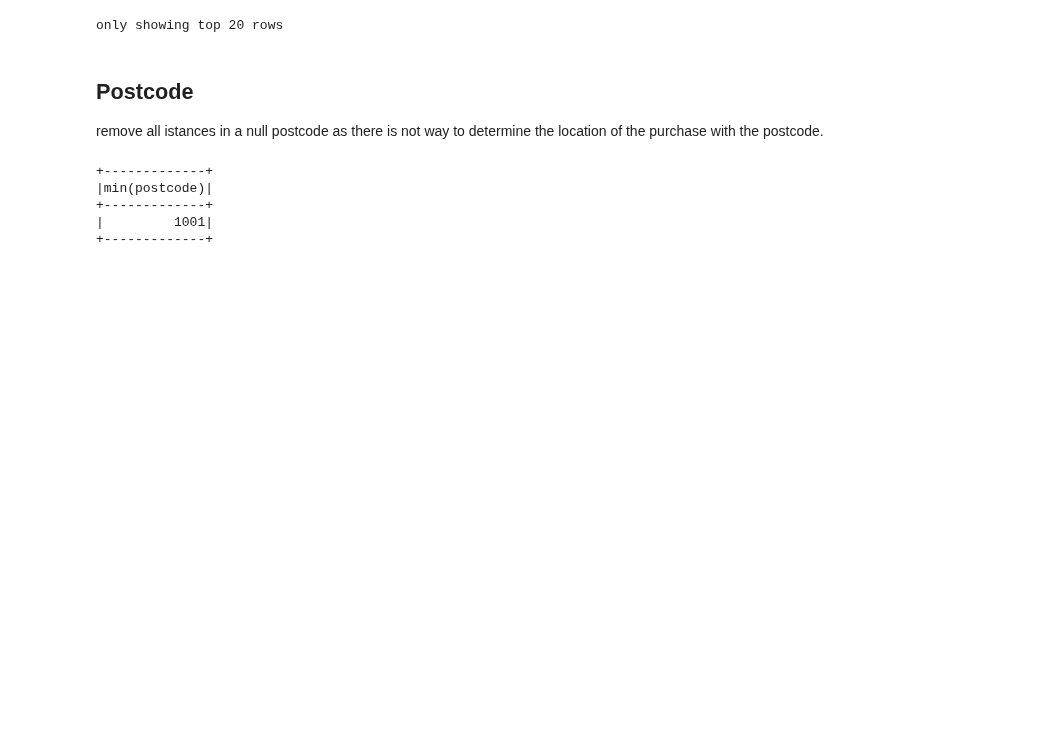
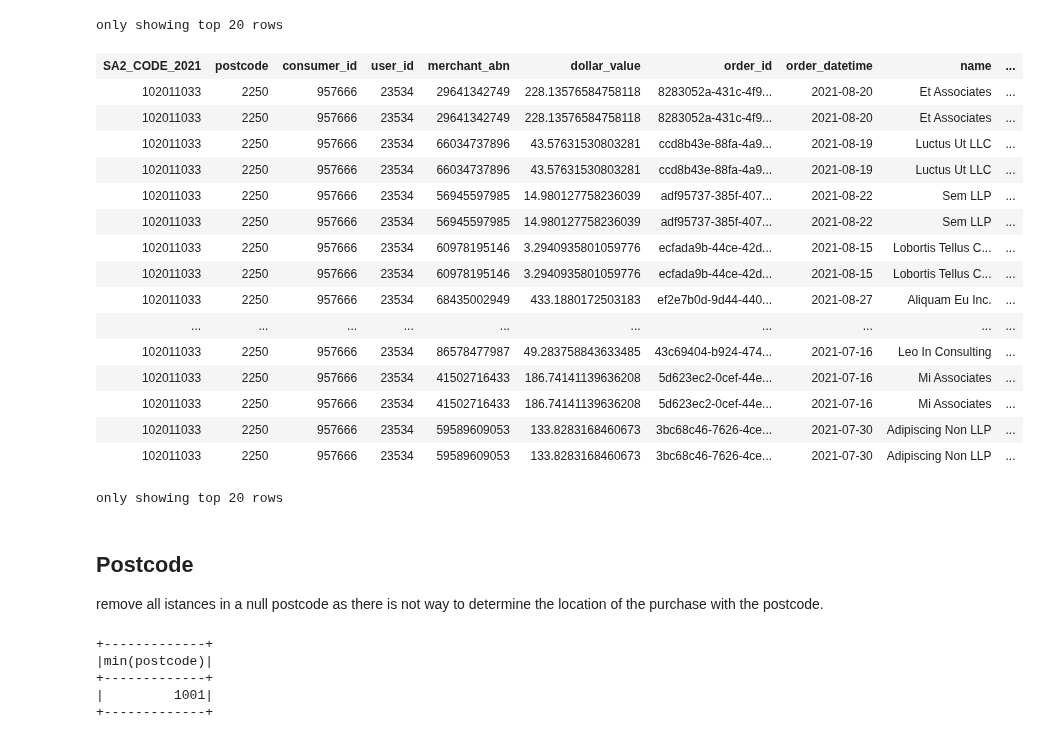
Before and after one commit to MAST30034-Applied-Data-Science/generic-buy-now-pay-later-project-group-5, a Jupyter notebook: notebooks/Outliers.ipynb, the cells around one changed output. Drawn from its saved outputs; the diff is of its cells as text; code cells hidden in the pictures; blank space fills up the shorter version.

```diff
--- a/notebooks/Outliers.ipynb
+++ b/notebooks/Outliers.ipynb
@@ -93,16 +152,3 @@ data = data.withColumn("Completed_Year_12",data.Completed_Year_12.cast('float'))
 data = data.withColumnRenamed("Did Not Attend School", "Did_Not_Attend_School")
 data = data.withColumn("Did_Not_Attend_School",data.Did_Not_Attend_School.cast('float'))
 data = data.withColumn("TOT_P_P",data.TOT_P_P.cast('float'))
-data = data.withColumn("Age_0_4_yr_P",data.Age_0_4_yr_P.cast('float'))
-data = data.withColumn("Age_5_14_yr_P",data.Age_5_14_yr_P.cast('float'))
-data = data.withColumn("Age_15_19_yr_P",data.Age_15_19_yr_P.cast('float'))
-data = data.withColumn("Age_20_24_yr_P",data.Age_20_24_yr_P.cast('float'))
-data = data.withColumn("Age_25_34_yr_P",data.Age_25_34_yr_P.cast('float'))
-data = data.withColumn("Age_35_44_yr_P",data.Age_35_44_yr_P.cast('float'))
-data = data.withColumn("Age_45_54_yr_P",data.Age_45_54_yr_P.cast('float'))
-data = data.withColumn("Age_55_64_yr_P",data.Age_55_64_yr_P.cast('float'))
-data = data.withColumn("Age_65_74_yr_P",data.Age_65_74_yr_P.cast('float'))
-data = data.withColumn("Age_75_84_yr_P",data.Age_75_84_yr_P.cast('float'))
-data = data.withColumn("Age_75_84_yr_P",data.Age_75_84_yr_P.cast('float'))
-data = data.withColumn("Age_75_84_yr_P",data.Age_75_84_yr_P.cast('float'))
-data = data.withColumn("Age_85ov_P",data.Age_85ov_P.cast('float'))
@@ -121,7 +155,6 @@ data.groupBy('state').mean()
 # %%
 columns = ["Median_tot_prsnl_inc_weekly", "Median_rent_weekly", "Median_mortgage_repay_monthly", "Median_age_persons", "Median_tot_hhd_inc_weekly",\
-           "Average_household_size", "Completed_Year_12", "Did_Not_Attend_School", "TOT_P_P", "Age_5_14_yr_P", "Age_15_19_yr_P", "Age_20_24_yr_P",\
-           "Age_25_34_yr_P", "Age_35_44_yr_P", "Age_45_54_yr_P", "Age_55_64_yr_P", "Age_65_74_yr_P", "Age_75_84_yr_P", "Age_85ov_P"]
+           "Average_household_size", "Completed_Year_12", "Did_Not_Attend_School", "TOT_P_P"]
 
 for column in columns:
     data = data.withColumn(
@@ -133,7 +166,8 @@ for column in columns:
         .when( (col('SA2_NAME_2021') == 'Western Austraia'), data.groupBy('state').mean(column).collect()[4][1])\
         .when( (col('SA2_NAME_2021') == 'Queensland'), data.groupBy('state').mean(column).collect()[5][1])\
         .when( (col('SA2_NAME_2021') == 'Victoria'), data.groupBy('state').mean(column).collect()[6][1])\
-        .otherwise(data.groupBy('state').mean(column).collect()[7][1])
+        .when( (col('SA2_NAME_2021') == 'New South Wales'), data.groupBy('state').mean(column).collect()[7][1])\
+        .otherwise(col(column))
     )
 data
 # %% [output]
@@ -154,6 +188,26 @@ data
 | null | 6872 | 799687 | 24034 | 26844395593 | 45.72220487127804 | d6d53022-9486-4f7... | 2021-04-27 | Arcu Ac Inc. | ... |
 | null | 7330 | 334995 | 4041 | 33357097824 | 24.599565257317405 | 7fd18add-d03c-479... | 2021-07-29 | Sem Ut Incorporated | ... |
 only showing top 20 rows
+# %%
+data.na.drop(subset=["SA2_CODE_2021"])
+# %% [output]
+| SA2_CODE_2021 | postcode | consumer_id | user_id | merchant_abn | dollar_value | order_id | order_datetime | name | ... |
+| 102011033 | 2250 | 957666 | 23534 | 29641342749 | 228.13576584758118 | 8283052a-431c-4f9... | 2021-08-20 | Et Associates | ... |
+| 102011033 | 2250 | 957666 | 23534 | 29641342749 | 228.13576584758118 | 8283052a-431c-4f9... | 2021-08-20 | Et Associates | ... |
+| 102011033 | 2250 | 957666 | 23534 | 66034737896 | 43.57631530803281 | ccd8b43e-88fa-4a9... | 2021-08-19 | Luctus Ut LLC | ... |
+| 102011033 | 2250 | 957666 | 23534 | 66034737896 | 43.57631530803281 | ccd8b43e-88fa-4a9... | 2021-08-19 | Luctus Ut LLC | ... |
+| 102011033 | 2250 | 957666 | 23534 | 56945597985 | 14.980127758236039 | adf95737-385f-407... | 2021-08-22 | Sem LLP | ... |
+| 102011033 | 2250 | 957666 | 23534 | 56945597985 | 14.980127758236039 | adf95737-385f-407... | 2021-08-22 | Sem LLP | ... |
+| 102011033 | 2250 | 957666 | 23534 | 60978195146 | 3.2940935801059776 | ecfada9b-44ce-42d... | 2021-08-15 | Lobortis Tellus C... | ... |
+| 102011033 | 2250 | 957666 | 23534 | 60978195146 | 3.2940935801059776 | ecfada9b-44ce-42d... | 2021-08-15 | Lobortis Tellus C... | ... |
+| 102011033 | 2250 | 957666 | 23534 | 68435002949 | 433.1880172503183 | ef2e7b0d-9d44-440... | 2021-08-27 | Aliquam Eu Inc. | ... |
+| ... | ... | ... | ... | ... | ... | ... | ... | ... | ... |
+| 102011033 | 2250 | 957666 | 23534 | 86578477987 | 49.283758843633485 | 43c69404-b924-474... | 2021-07-16 | Leo In Consulting | ... |
+| 102011033 | 2250 | 957666 | 23534 | 41502716433 | 186.74141139636208 | 5d623ec2-0cef-44e... | 2021-07-16 | Mi Associates | ... |
+| 102011033 | 2250 | 957666 | 23534 | 41502716433 | 186.74141139636208 | 5d623ec2-0cef-44e... | 2021-07-16 | Mi Associates | ... |
+| 102011033 | 2250 | 957666 | 23534 | 59589609053 | 133.8283168460673 | 3bc68c46-7626-4ce... | 2021-07-30 | Adipiscing Non LLP | ... |
+| 102011033 | 2250 | 957666 | 23534 | 59589609053 | 133.8283168460673 | 3bc68c46-7626-4ce... | 2021-07-30 | Adipiscing Non LLP | ... |
+only showing top 20 rows
 # %% [markdown]
 ## Postcode
 remove all istances in a null postcode as there is not way to determine the location of the purchase with the postcode.
```
Also changed, not shown: parts of 27 cells of this notebook.
